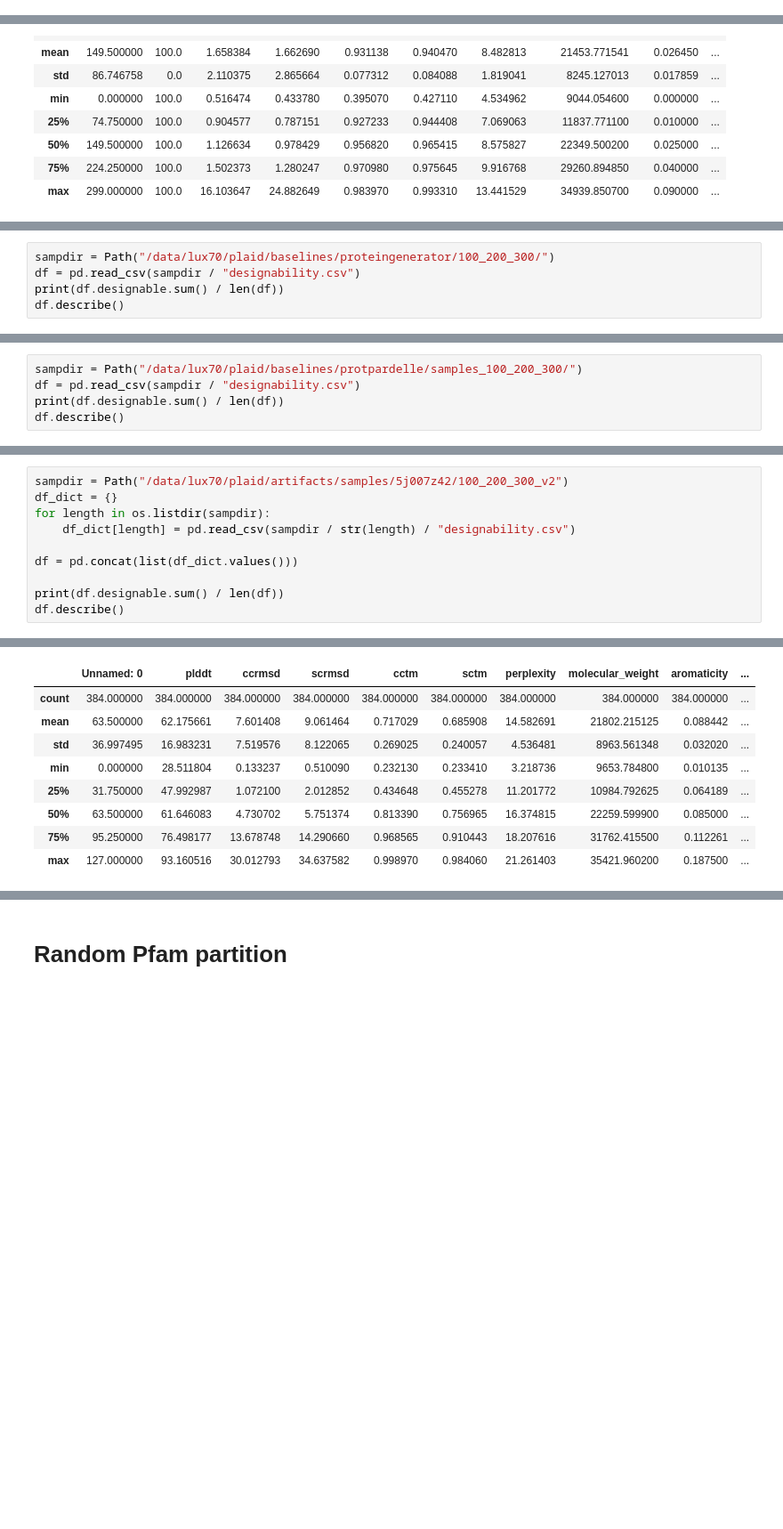
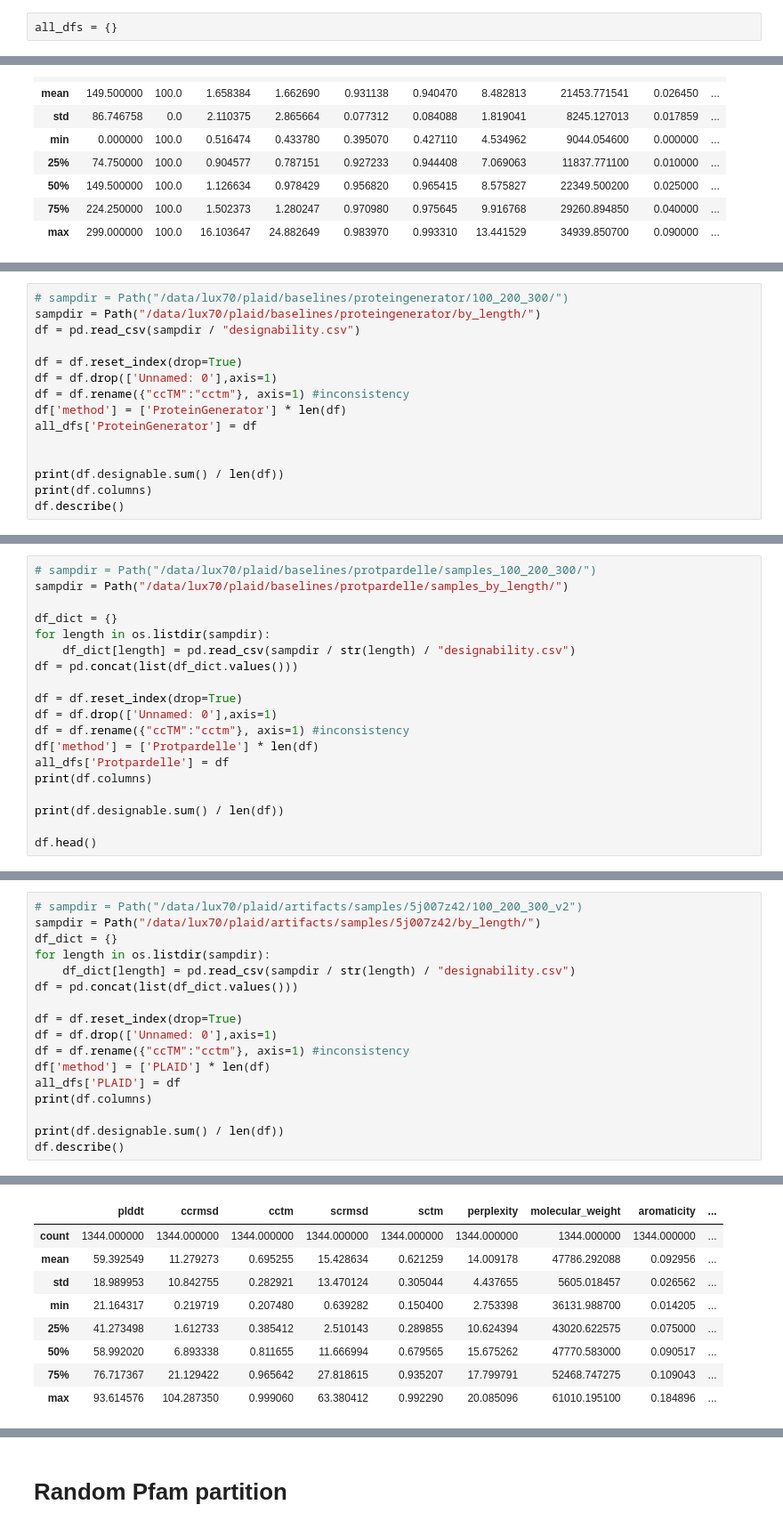
Before and after one commit to amyxlu/plaid-dev-distributed, a Jupyter notebook: notebooks/TABLE_main.ipynb, the cells around one changed output, grey strips where cells are left out. Shown at 89% size. Drawn from its saved outputs; the diff is of its cells as text; blank space fills up the shorter version.

```diff
--- a/notebooks/TABLE_main.ipynb
+++ b/notebooks/TABLE_main.ipynb
@@ -9 +12,3 @@ import matplotlib.pyplot as plt
+# %%
+all_dfs = {}
 # %% [markdown]
@@ -145,6 +80,16 @@ wasserstein_distances
 # %%
-sampdir = Path("/data/lux70/plaid/baselines/proteingenerator/100_200_300/")
+# sampdir = Path("/data/lux70/plaid/baselines/proteingenerator/100_200_300/")
+sampdir = Path("/data/lux70/plaid/baselines/proteingenerator/by_length/")
 df = pd.read_csv(sampdir / "designability.csv")
+
+df = df.reset_index(drop=True)
+df = df.drop(['Unnamed: 0'],axis=1)
+df = df.rename({"ccTM":"cctm"}, axis=1) #inconsistency
+df['method'] = ['ProteinGenerator'] * len(df)
+all_dfs['ProteinGenerator'] = df
+
+
 print(df.designable.sum() / len(df))
+print(df.columns)
 df.describe()
 # %% [output]
@@ -209,6 +115,20 @@ wasserstein_distances
 # %%
-sampdir = Path("/data/lux70/plaid/baselines/protpardelle/samples_100_200_300/")
-df = pd.read_csv(sampdir / "designability.csv")
+# sampdir = Path("/data/lux70/plaid/baselines/protpardelle/samples_100_200_300/")
+sampdir = Path("/data/lux70/plaid/baselines/protpardelle/samples_by_length/")
+
+df_dict = {}
+for length in os.listdir(sampdir):
+    df_dict[length] = pd.read_csv(sampdir / str(length) / "designability.csv")
+df = pd.concat(list(df_dict.values()))
+
+df = df.reset_index(drop=True)
+df = df.drop(['Unnamed: 0'],axis=1)
+df = df.rename({"ccTM":"cctm"}, axis=1) #inconsistency
+df['method'] = ['Protpardelle'] * len(df)
+all_dfs['Protpardelle'] = df
+print(df.columns)
+
 print(df.designable.sum() / len(df))
-df.describe()
+
+df.head()
 # %% [output]
@@ -266,10 +152,17 @@ wasserstein_distances
 # %%
-sampdir = Path("/data/lux70/plaid/artifacts/samples/5j007z42/100_200_300_v2")
+# sampdir = Path("/data/lux70/plaid/artifacts/samples/5j007z42/100_200_300_v2")
+sampdir = Path("/data/lux70/plaid/artifacts/samples/5j007z42/by_length/")
 df_dict = {}
 for length in os.listdir(sampdir):
     df_dict[length] = pd.read_csv(sampdir / str(length) / "designability.csv")
+df = pd.concat(list(df_dict.values()))
 
-df = pd.concat(list(df_dict.values()))
+df = df.reset_index(drop=True)
+df = df.drop(['Unnamed: 0'],axis=1)
+df = df.rename({"ccTM":"cctm"}, axis=1) #inconsistency
+df['method'] = ['PLAID'] * len(df)
+all_dfs['PLAID'] = df
+print(df.columns)
 
 print(df.designable.sum() / len(df))
 df.describe()
@@ -278,9 +178,9 @@ df.describe()
-|  | Unnamed: 0 | plddt | ccrmsd | scrmsd | cctm | sctm | perplexity | molecular_weight | aromaticity | ... |
-| count | 384.000000 | 384.000000 | 384.000000 | 384.000000 | 384.000000 | 384.000000 | 384.000000 | 384.000000 | 384.000000 | ... |
-| mean | 63.500000 | 62.175661 | 7.601408 | 9.061464 | 0.717029 | 0.685908 | 14.582691 | 21802.215125 | 0.088442 | ... |
-| std | 36.997495 | 16.983231 | 7.519576 | 8.122065 | 0.269025 | 0.240057 | 4.536481 | 8963.561348 | 0.032020 | ... |
-| min | 0.000000 | 28.511804 | 0.133237 | 0.510090 | 0.232130 | 0.233410 | 3.218736 | 9653.784800 | 0.010135 | ... |
-| 25% | 31.750000 | 47.992987 | 1.072100 | 2.012852 | 0.434648 | 0.455278 | 11.201772 | 10984.792625 | 0.064189 | ... |
-| 50% | 63.500000 | 61.646083 | 4.730702 | 5.751374 | 0.813390 | 0.756965 | 16.374815 | 22259.599900 | 0.085000 | ... |
-| 75% | 95.250000 | 76.498177 | 13.678748 | 14.290660 | 0.968565 | 0.910443 | 18.207616 | 31762.415500 | 0.112261 | ... |
-| max | 127.000000 | 93.160516 | 30.012793 | 34.637582 | 0.998970 | 0.984060 | 21.261403 | 35421.960200 | 0.187500 | ... |
+|  | plddt | ccrmsd | cctm | scrmsd | sctm | perplexity | molecular_weight | aromaticity | ... |
+| count | 1344.000000 | 1344.000000 | 1344.000000 | 1344.000000 | 1344.000000 | 1344.000000 | 1344.000000 | 1344.000000 | ... |
+| mean | 59.392549 | 11.279273 | 0.695255 | 15.428634 | 0.621259 | 14.009178 | 47786.292088 | 0.092956 | ... |
+| std | 18.989953 | 10.842755 | 0.282921 | 13.470124 | 0.305044 | 4.437655 | 5605.018457 | 0.026562 | ... |
+| min | 21.164317 | 0.219719 | 0.207480 | 0.639282 | 0.150400 | 2.753398 | 36131.988700 | 0.014205 | ... |
+| 25% | 41.273498 | 1.612733 | 0.385412 | 2.510143 | 0.289855 | 10.624394 | 43020.622575 | 0.075000 | ... |
+| 50% | 58.992020 | 6.893338 | 0.811655 | 11.666994 | 0.679565 | 15.675262 | 47770.583000 | 0.090517 | ... |
+| 75% | 76.717367 | 21.129422 | 0.965642 | 27.818615 | 0.935207 | 17.799791 | 52468.747275 | 0.109043 | ... |
+| max | 93.614576 | 104.287350 | 0.999060 | 63.380412 | 0.992290 | 20.085096 | 61010.195100 | 0.184896 | ... |
```
Also changed, not shown: parts of 40 cells of this notebook, 44 other files.
